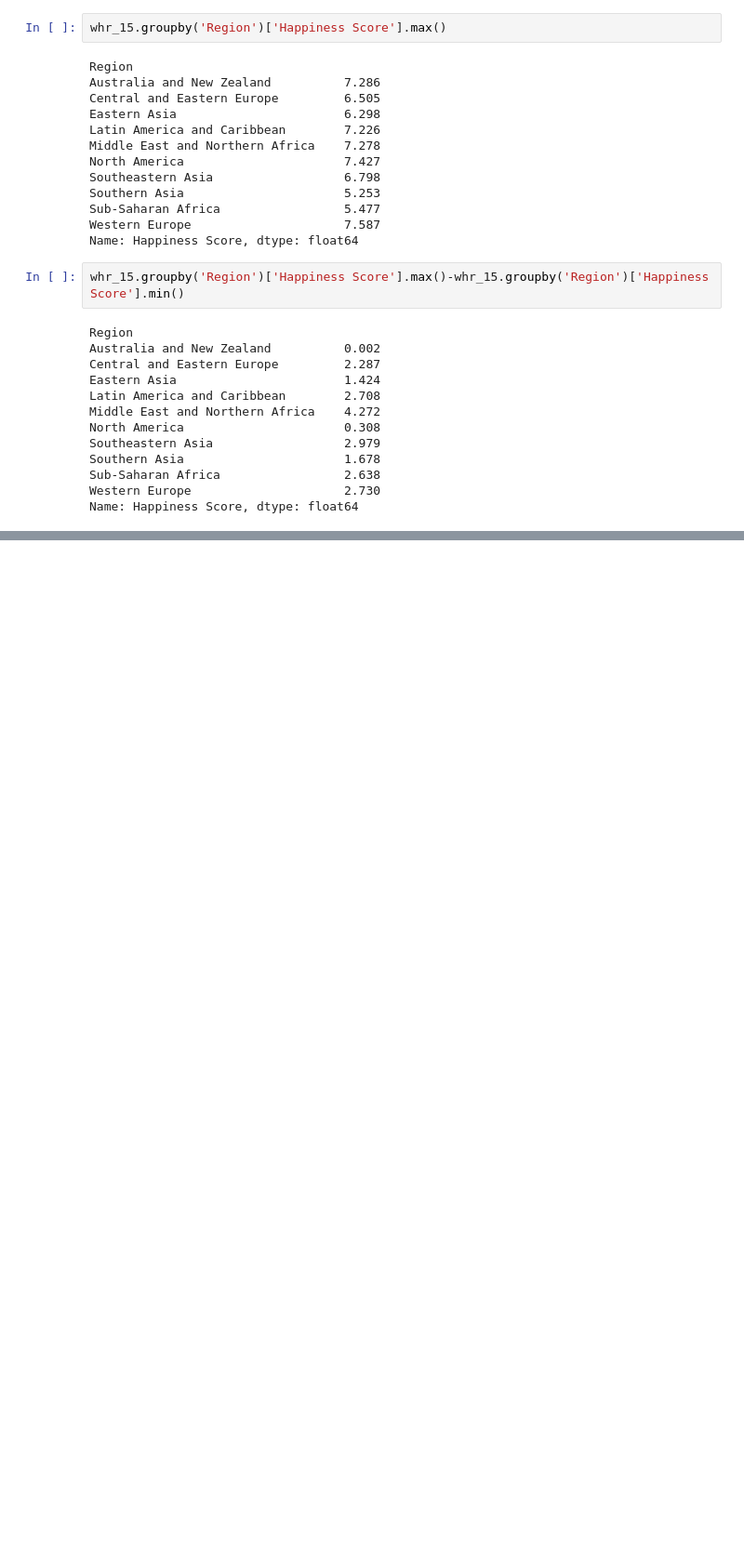
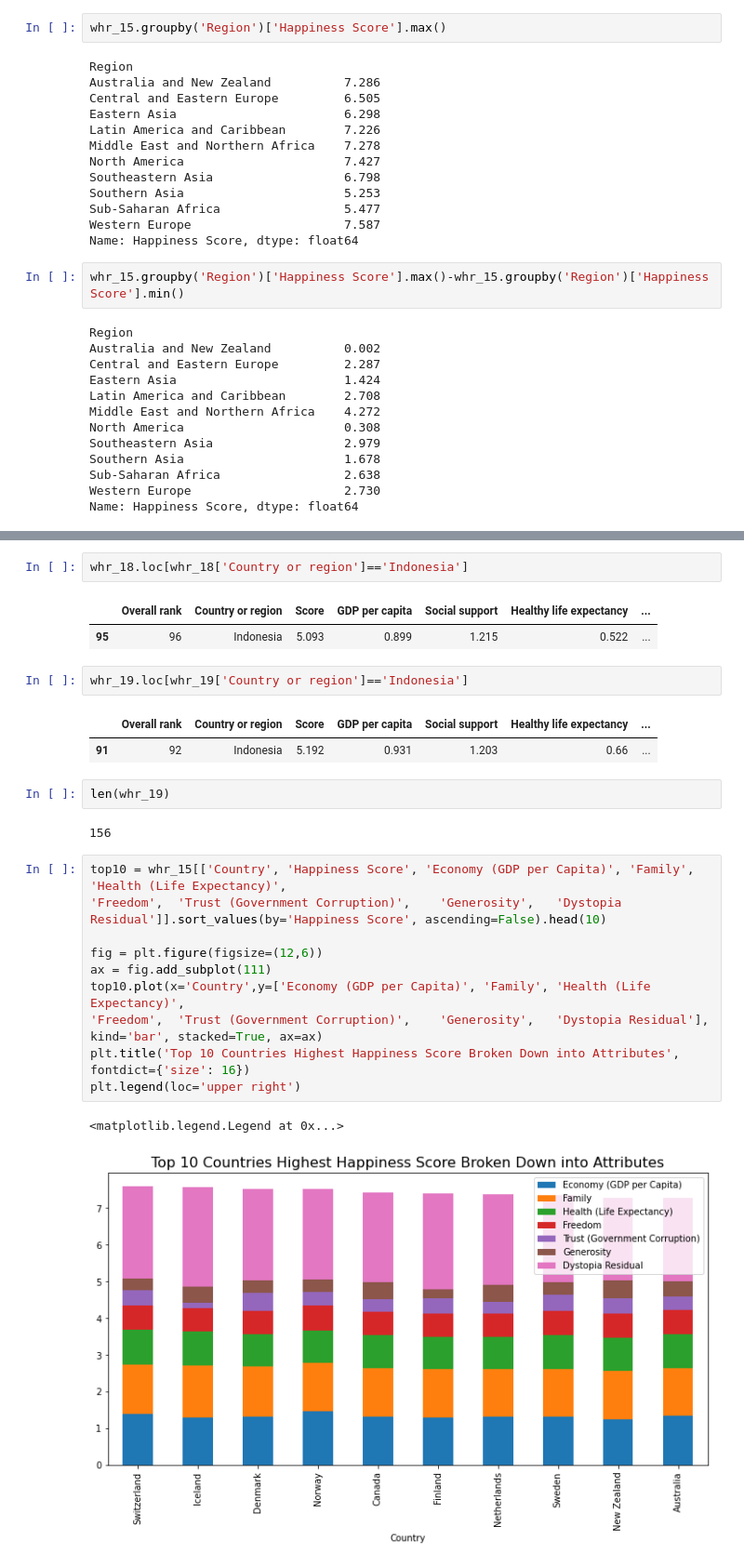
Before and after one commit to razikaalmira/World-Happiness-Report, a Jupyter notebook: World Happiness Report.ipynb, the cells around one changed output, grey strips where cells are left out. Shown at 93% size. Saved outputs shown, nothing was run; the diff lists cells and outputs as text; blank space fills up the shorter version.

```diff
--- a/World Happiness Report.ipynb
+++ b/World Happiness Report.ipynb
@@ -142,0 +202,27 @@ ax.hist()
+# %%
+whr_18.loc[whr_18['Country or region']=='Indonesia']
+# %% [output]
+|  | Overall rank | Country or region | Score | GDP per capita | Social support | Healthy life expectancy | ... |
+| 95 | 96 | Indonesia | 5.093 | 0.899 | 1.215 | 0.522 | ... |
+# %%
+whr_19.loc[whr_19['Country or region']=='Indonesia']
+# %% [output]
+|  | Overall rank | Country or region | Score | GDP per capita | Social support | Healthy life expectancy | ... |
+| 91 | 92 | Indonesia | 5.192 | 0.931 | 1.203 | 0.66 | ... |
+# %%
+len(whr_19)
+# %% [output]
+156
+# %%
+top10 = whr_15[['Country', 'Happiness Score', 'Economy (GDP per Capita)', 'Family',	'Health (Life Expectancy)',
+'Freedom',	'Trust (Government Corruption)',	'Generosity',	'Dystopia Residual']].sort_values(by='Happiness Score', ascending=False).head(10)
+
+fig = plt.figure(figsize=(12,6))
+ax = fig.add_subplot(111)
+top10.plot(x='Country',y=['Economy (GDP per Capita)', 'Family',	'Health (Life Expectancy)',
+'Freedom',	'Trust (Government Corruption)',	'Generosity',	'Dystopia Residual'], kind='bar', stacked=True, ax=ax)
+plt.title('Top 10 Countries Highest Happiness Score Broken Down into Attributes', fontdict={'size': 16})
+plt.legend(loc='upper right')
+# %% [output]
+<matplotlib.legend.Legend at 0x...>
+[figure, added]
```
Also changed, not shown: parts of 37 cells of this notebook.
